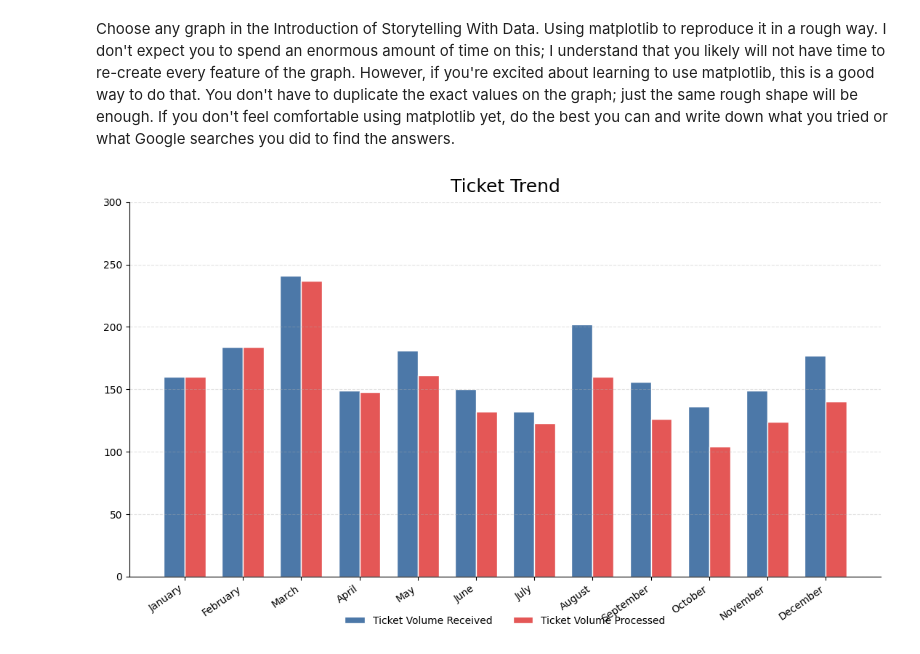
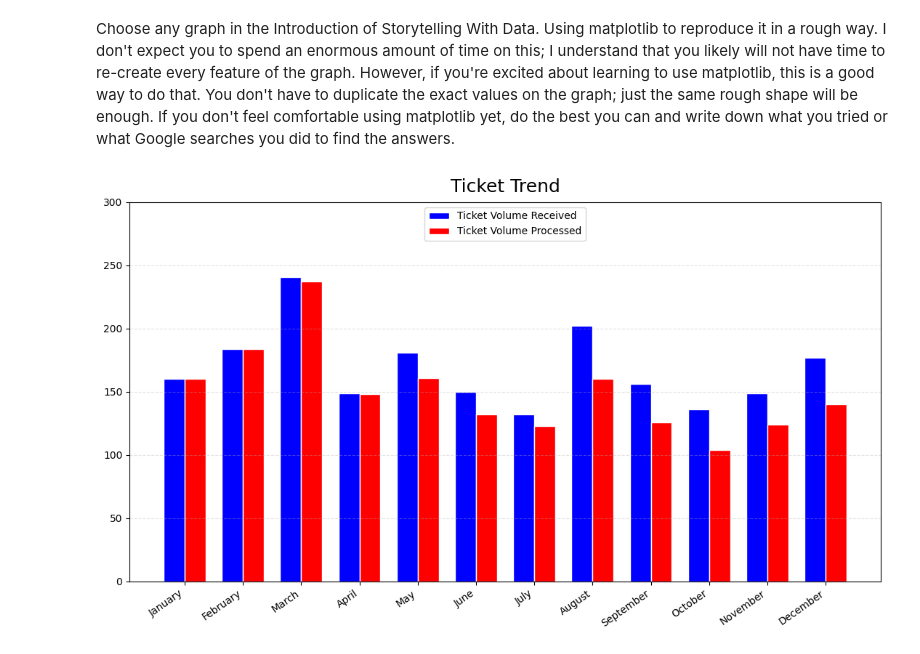
Before and after one commit to max-issokson-bu/Module-B-semester-2, a Jupyter notebook: OMDS-ModB2-Week1-Issokson-Max.ipynb, the cells around one changed output. Drawn from its saved outputs; the diff is of its cells as text; code cells hidden in the pictures.

```diff
--- a/OMDS-ModB2-Week1-Issokson-Max.ipynb
+++ b/OMDS-ModB2-Week1-Issokson-Max.ipynb
@@ -483,38 +482,35 @@ Choose any graph in the Introduction of Storytelling With Data.  Using matplotli
 months = [
     "January", "February", "March", "April", "May", "June",
     "July", "August", "September", "October", "November", "December"
 ]
 
 # Blue bars: Ticket Volume Received
 received = np.array([160, 184, 241, 149, 181, 150, 132, 202, 156, 136, 149, 177], dtype=float)
 
 # Red bars: Ticket Volume Processed
 processed = np.array([160, 184, 237, 148, 161, 132, 123, 160, 126, 104, 124, 140], dtype=float)
 
 x = np.arange(len(months))
 bar_width = 0.36
 
 fig, ax = plt.subplots(figsize=(11, 6.5))
 
 # Bars
-b1 = ax.bar(x - bar_width/2, received, width=bar_width, color="#4C78A8", edgecolor="white", label="Ticket Volume Received")
-b2 = ax.bar(x + bar_width/2, processed, width=bar_width, color="#E45756", edgecolor="white", label="Ticket Volume Processed")
+b1 = ax.bar(x - bar_width/2, received, width=bar_width, color="blue", edgecolor="white", label="Ticket Volume Received")
+b2 = ax.bar(x + bar_width/2, processed, width=bar_width, color="red", edgecolor="white", label="Ticket Volume Processed")
 
 ax.set_title("Ticket Trend", fontsize=18, pad=10)
 ax.set_xticks(x, months, rotation=35, ha="right")
 
-# Y-axis ticks to resemble the sample (0 to 300 by 50s)
+# Y-axis ticks to resemble the sample
 ax.set_ylim(0, 300)
 ax.set_yticks(np.arange(0, 301, 50))
 
-# Light grid
 ax.grid(True, axis="y", linestyle="--", alpha=0.35)
 
 # Legend
-leg = ax.legend(ncol=2, loc="upper center", bbox_to_anchor=(0.5, -0.08), frameon=False)
-
-
+plt.legend(loc='upper center')
 plt.tight_layout()
 plt.show()
 # %% [output]
-[figure, old version]
+[figure, new version]
```
Also changed, not shown: parts of 1 cell of this notebook.
